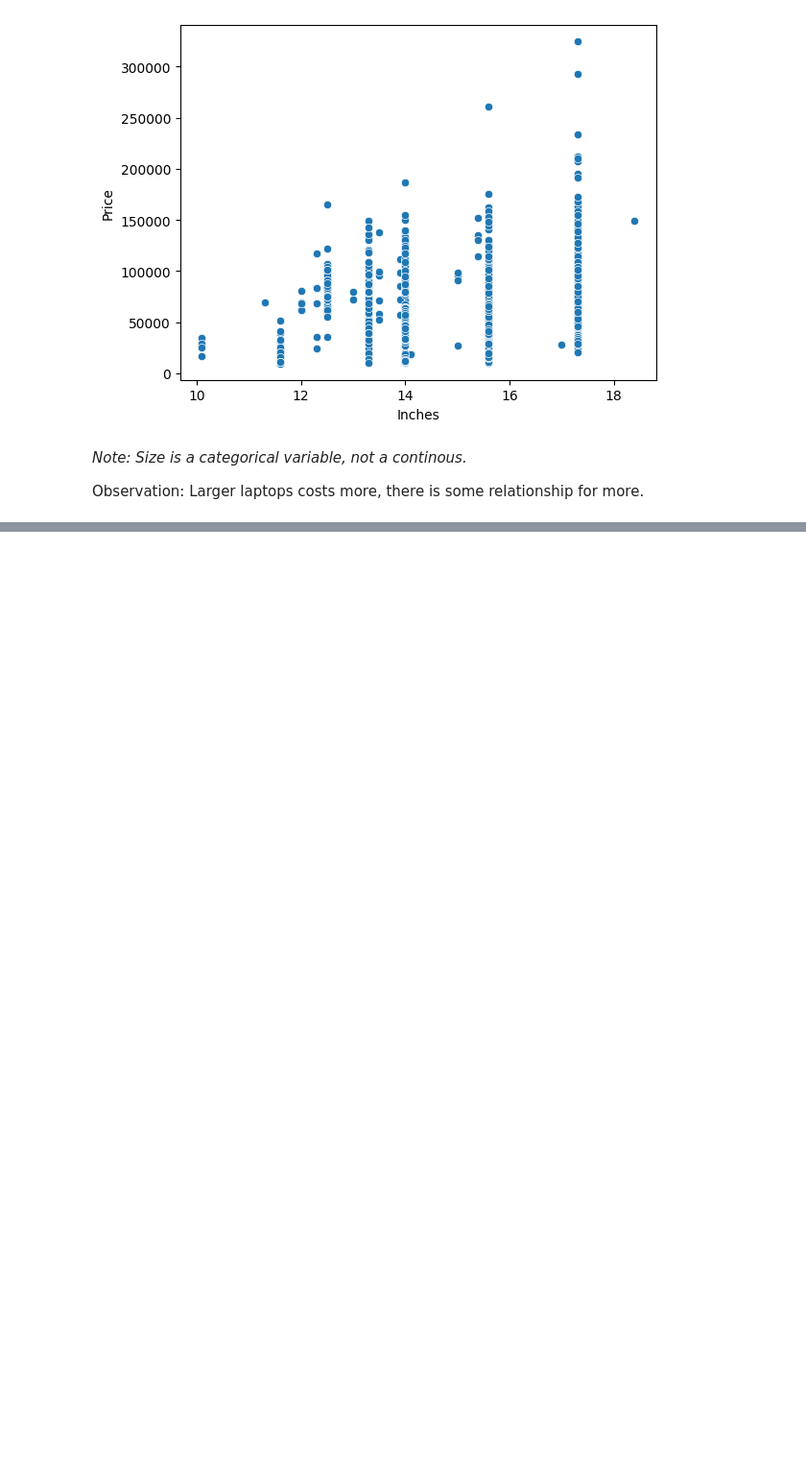
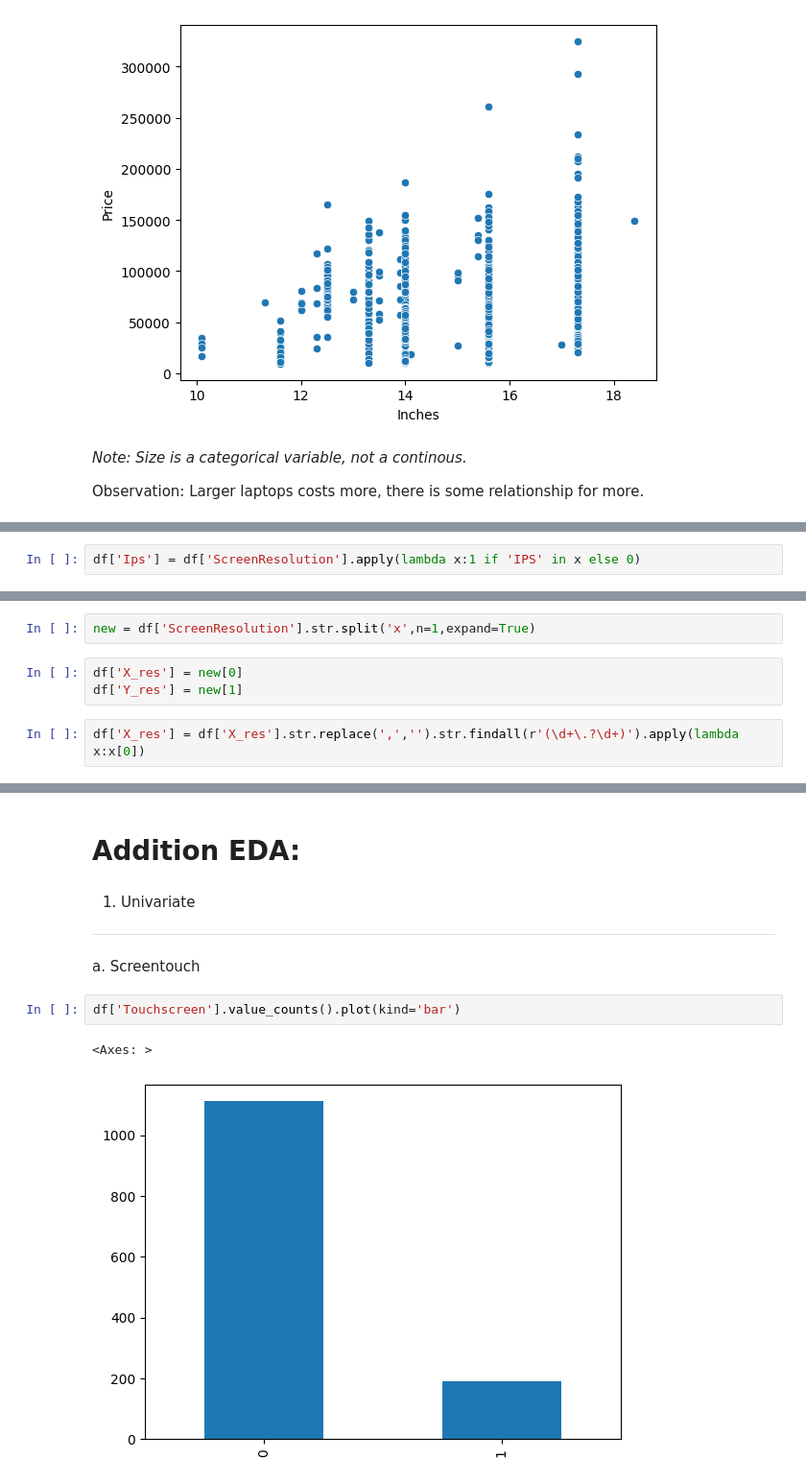
Before and after one commit to akashsinghsharma/Laptop-Price-Predictor, a Jupyter notebook: Laptop_Price_Predictor.ipynb, the cells around one changed output, grey strips where cells are left out. Shown at 96% size. Cells and saved outputs as stored; diff of their text form; blank space fills up the shorter version.

```diff
--- a/Laptop_Price_Predictor.ipynb
+++ b/Laptop_Price_Predictor.ipynb
@@ -209,0 +256,2 @@ Observation: Larger laptops costs more, there is some relationship for more.
+# %%
+df['Ips'] = df['ScreenResolution'].apply(lambda x:1 if 'IPS' in x else 0)
@@ -209,0 +271,7 @@ Observation: Larger laptops costs more, there is some relationship for more.
+# %%
+new = df['ScreenResolution'].str.split('x',n=1,expand=True)
+# %%
+df['X_res'] = new[0]
+df['Y_res'] = new[1]
+# %%
+df['X_res'] = df['X_res'].str.replace(',','').str.findall(r'(\d+\.?\d+)').apply(lambda x:x[0])
@@ -209,0 +287,12 @@ Observation: Larger laptops costs more, there is some relationship for more.
+# %% [markdown]
+# Addition EDA:
+# %% [markdown]
+1. Univariate
+***
+# %% [markdown]
+a. Screentouch
+# %%
+df['Touchscreen'].value_counts().plot(kind='bar')
+# %% [output]
+<Axes: >
+[figure, added]
```
Also changed, not shown: parts of 24 cells of this notebook.
